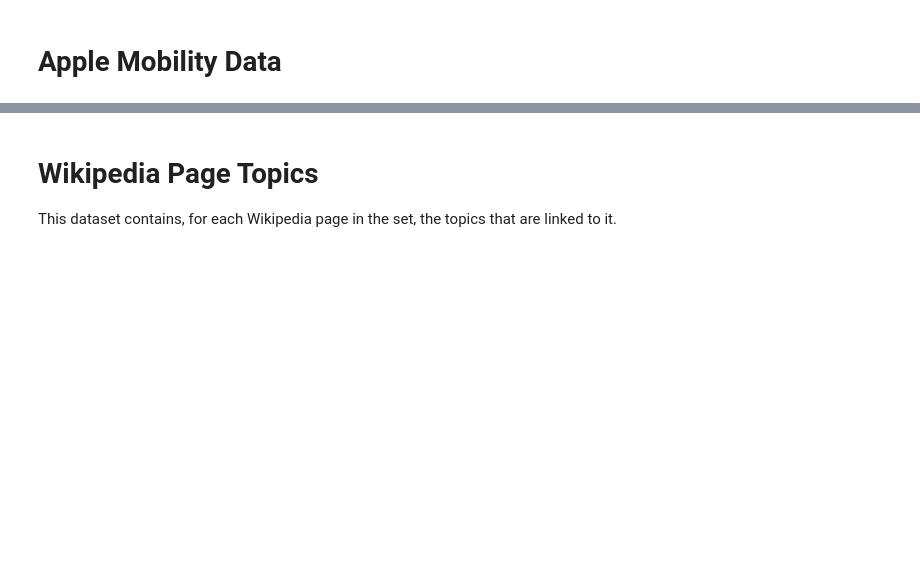
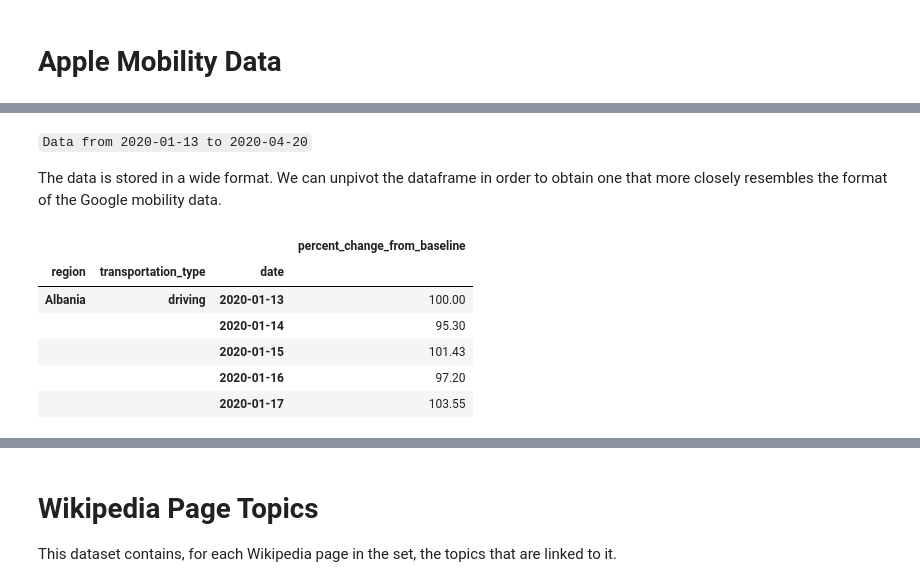
Before and after one commit to epfl-ada/ada-2022-project-zeta, a Jupyter notebook: notebook_anton.ipynb, the cells around one changed output, grey strips where cells are left out. Saved outputs shown, nothing was run; the diff lists cells and outputs as text; code cells hidden in the pictures; blank space fills up the shorter version.

```diff
--- a/notebook_anton.ipynb
+++ b/notebook_anton.ipynb
@@ -92,0 +87,27 @@ transport_data.head()
+# %% [markdown]
+`Data from 2020-01-13 to 2020-04-20`
+
+The data is stored in a wide format. We can unpivot the dataframe in order to obtain one that more closely resembles the format of the Google mobility data.
+# %%
+# Convert dataframe from wide to long format
+transport_data = transport_data.melt(
+    id_vars=["region", "transportation_type"],
+    value_vars=transport_data.columns[3:],
+    var_name="date",
+    value_name="percent_change_from_baseline",
+)
+
+# Set index columns
+transport_data = transport_data.set_index(
+    ["region", "transportation_type", "date"]
+).sort_index()
+
+transport_data.head()
+# %% [output]
+|  |  |  | percent_change_from_baseline |
+| region | transportation_type | date |  |
+| Albania | driving | 2020-01-13 | 100.00 |
+|  |  | 2020-01-14 | 95.30 |
+|  |  | 2020-01-15 | 101.43 |
+|  |  | 2020-01-16 | 97.20 |
+|  |  | 2020-01-17 | 103.55 |
```
Also changed, not shown: parts of 6 cells of this notebook.
